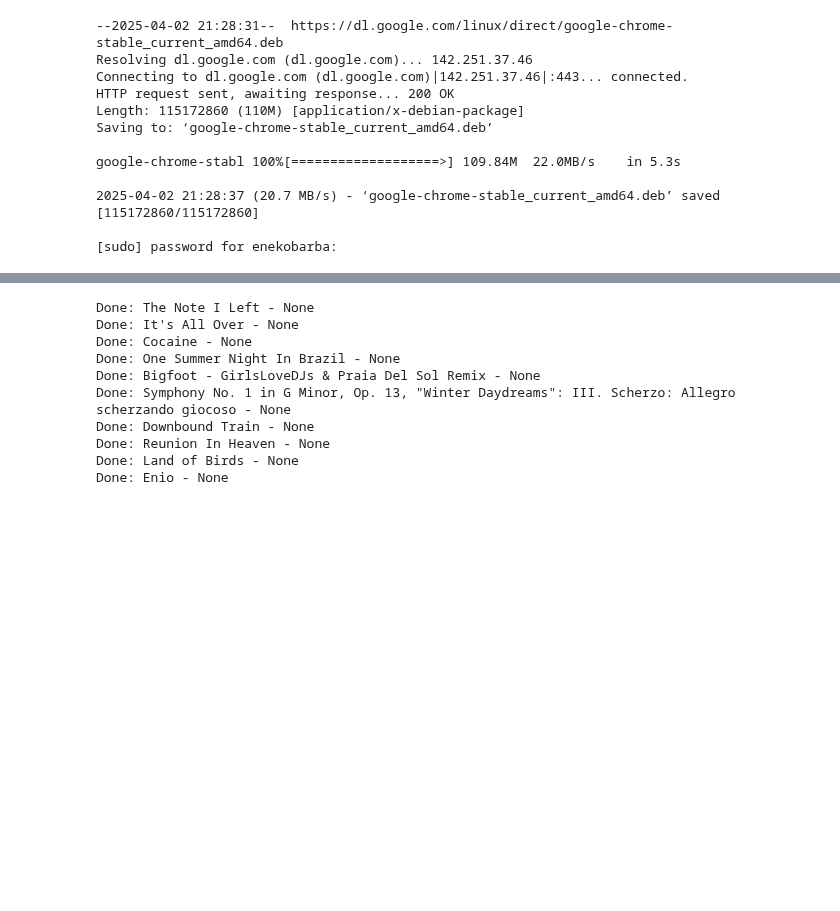
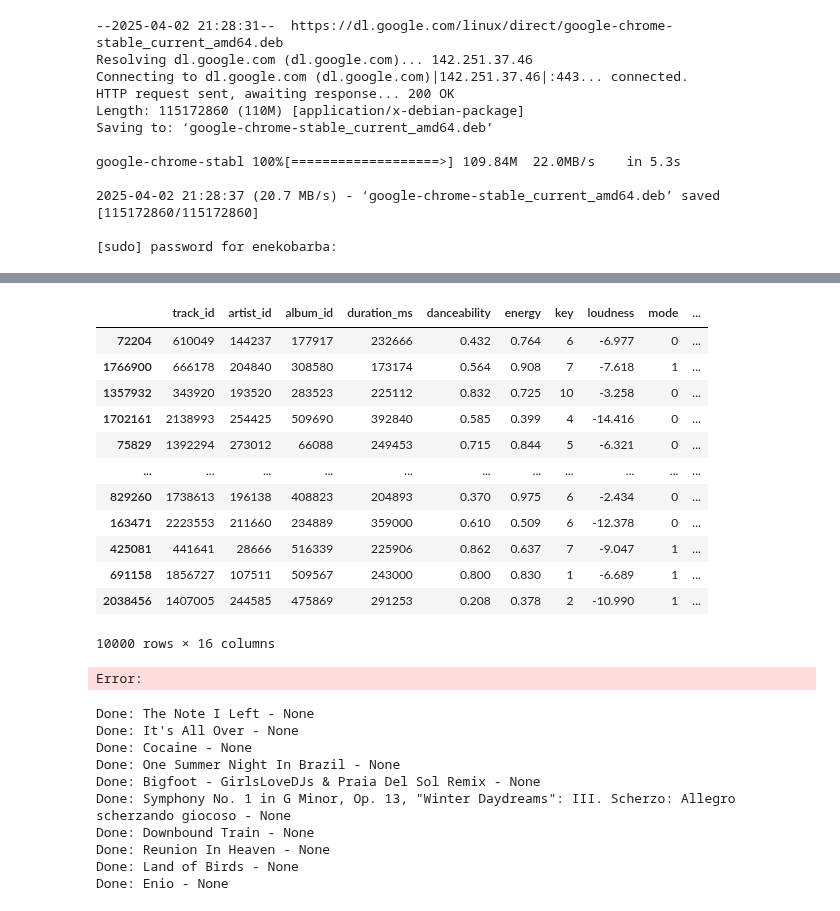
Before and after one commit to enekobarod/Suggestify, a Jupyter notebook: Suggestify/Suggestify.ipynb, the cells around one changed output, grey strips where cells are left out. Cells and saved outputs as stored; diff of their text form; code cells hidden in the pictures; blank space fills up the shorter version.

```diff
--- a/Suggestify/Suggestify.ipynb
+++ b/Suggestify/Suggestify.ipynb
@@ -550,4 +548,21 @@ Done: One Summer Night In Brazil - None
 KeyboardInterrupt:
+# %%
+df_todo_util
+# %% [output]
+|  | track_id | artist_id | album_id | duration_ms | danceability | energy | key | loudness | mode | ... |
+| 72204 | 610049 | 144237 | 177917 | 232666 | 0.432 | 0.764 | 6 | -6.977 | 0 | ... |
+| 1766900 | 666178 | 204840 | 308580 | 173174 | 0.564 | 0.908 | 7 | -7.618 | 1 | ... |
+| 1357932 | 343920 | 193520 | 283523 | 225112 | 0.832 | 0.725 | 10 | -3.258 | 0 | ... |
+| 1702161 | 2138993 | 254425 | 509690 | 392840 | 0.585 | 0.399 | 4 | -14.416 | 0 | ... |
+| 75829 | 1392294 | 273012 | 66088 | 249453 | 0.715 | 0.844 | 5 | -6.321 | 0 | ... |
+| ... | ... | ... | ... | ... | ... | ... | ... | ... | ... | ... |
+| 829260 | 1738613 | 196138 | 408823 | 204893 | 0.370 | 0.975 | 6 | -2.434 | 0 | ... |
+| 163471 | 2223553 | 211660 | 234889 | 359000 | 0.610 | 0.509 | 6 | -12.378 | 0 | ... |
+| 425081 | 441641 | 28666 | 516339 | 225906 | 0.862 | 0.637 | 7 | -9.047 | 1 | ... |
+| 691158 | 1856727 | 107511 | 509567 | 243000 | 0.800 | 0.830 | 1 | -6.689 | 1 | ... |
+| 2038456 | 1407005 | 244585 | 475869 | 291253 | 0.208 | 0.378 | 2 | -10.990 | 1 | ... |
+10000 rows × 16 columns
+Error:
 # %%
 import time
 import pandas as pd
```
Also changed, not shown: parts of 5 cells of this notebook, 1 other file.
